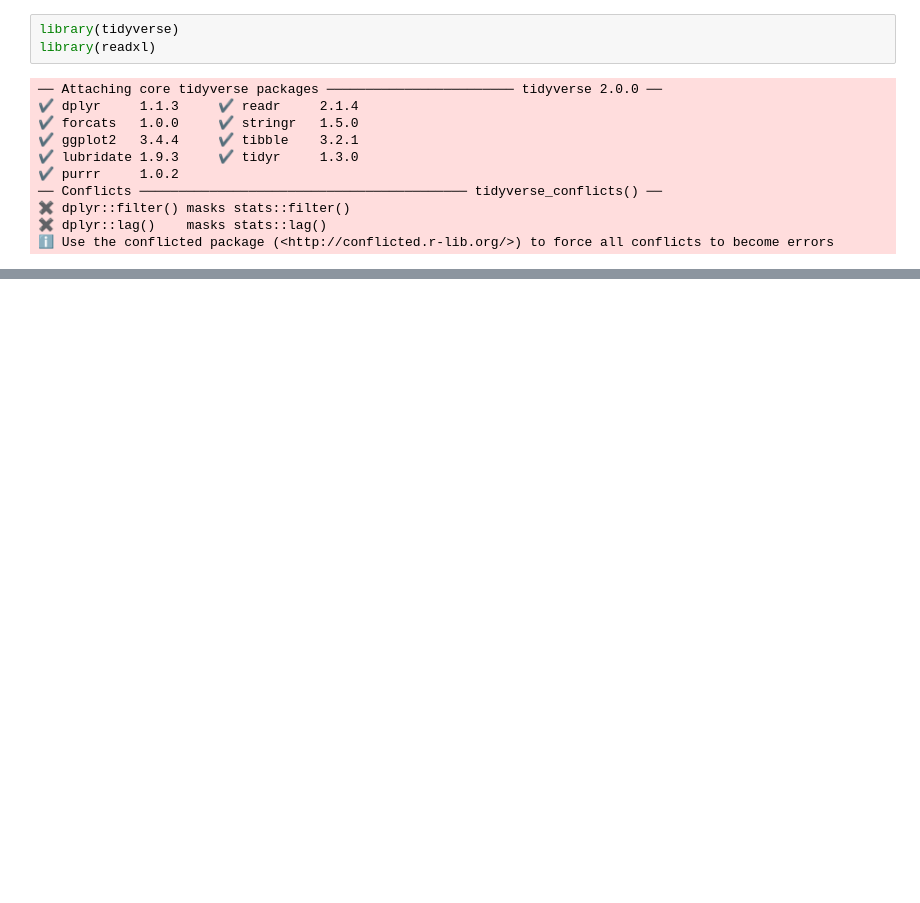
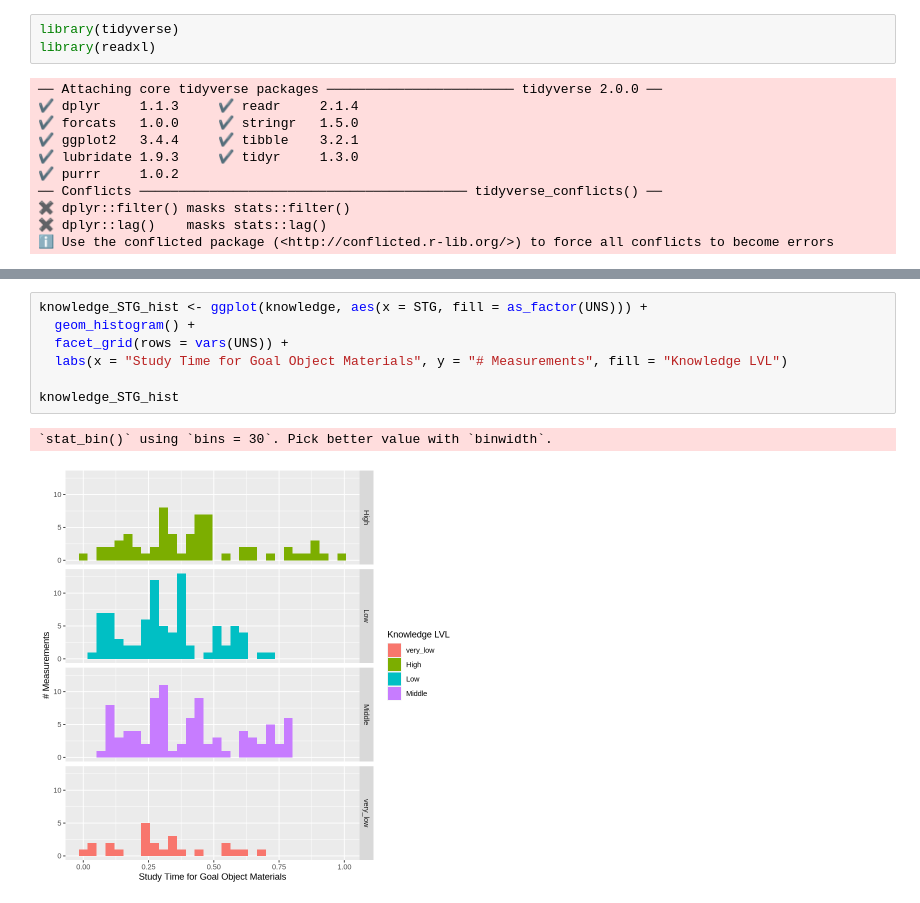
Before and after one commit to GabrielSuen/dsci-100_project, a Jupyter notebook: Group_project.ipynb, the cells around one changed output, grey strips where cells are left out. Saved outputs shown, nothing was run; the diff lists cells and outputs as text; blank space fills up the shorter version.

```diff
--- a/Group_project.ipynb
+++ b/Group_project.ipynb
@@ -48,0 +64,10 @@ A tibble: 258 × 9
+# %%
+knowledge_STG_hist <- ggplot(knowledge, aes(x = STG, fill = as_factor(UNS))) +
+  geom_histogram() +
+  facet_grid(rows = vars(UNS)) +
+  labs(x = "Study Time for Goal Object Materials", y = "# Measurements", fill = "Knowledge LVL")
+
+knowledge_STG_hist
+# %% [output]
+`stat_bin()` using `bins = 30`. Pick better value with `binwidth`.
+[figure, added]
```
Also changed, not shown: parts of 2 cells of this notebook.
